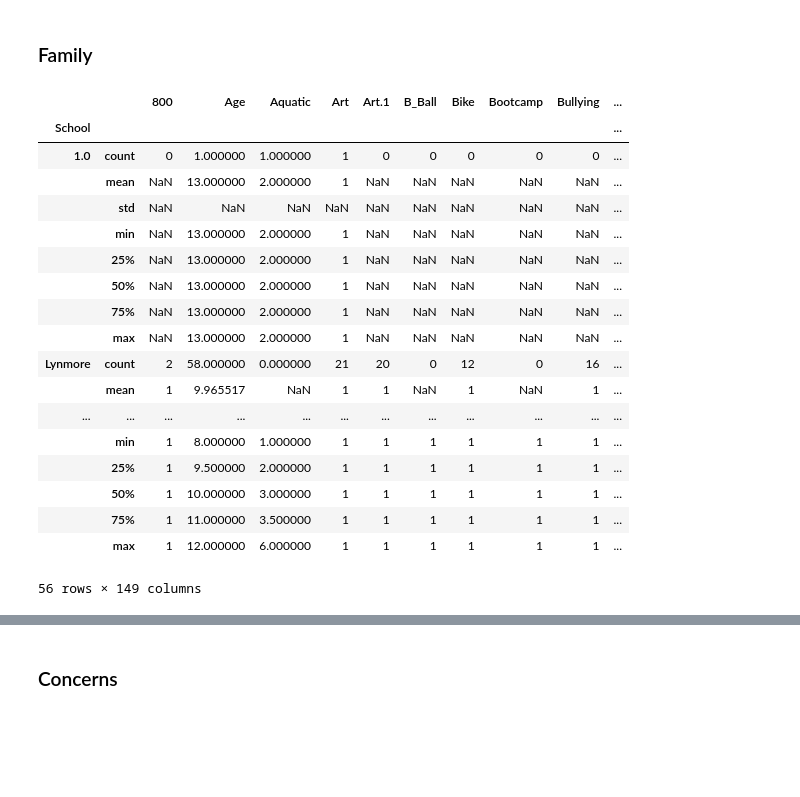
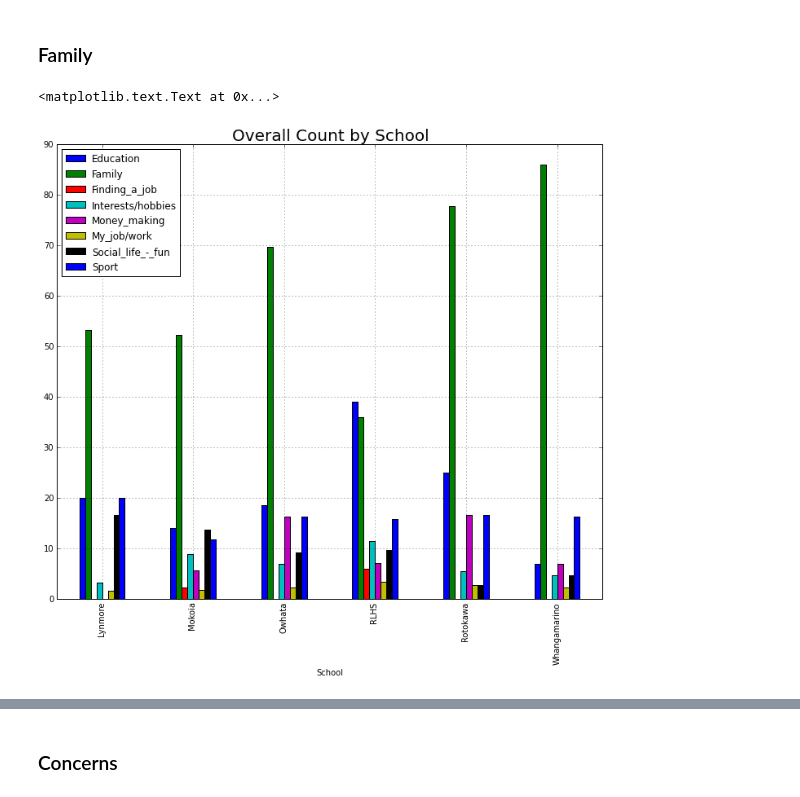
Before and after one commit to hillbs/Differential-Equations-and-Linear-Algebra, a Jupyter notebook: Youth_survey_git.ipynb, the cells around one changed output, grey strips where cells are left out. Cells and saved outputs as stored; diff of their text form; code cells hidden in the pictures; blank space fills up the shorter version.

```diff
--- a/Youth_survey_git.ipynb
+++ b/Youth_survey_git.ipynb
@@ -368,26 +368,16 @@ Make_bar(Trans.count(),Trans.values[0:Trans.count()],Trans.keys(),'$Transport$',
 # %% [markdown]
 ### Family
-# %%
-#split this by schools, ONE PER SCHOOL
-temp = df.groupby('School')
-temp.describe()
-# %% [output]
-|  |  | 800 | Age | Aquatic | Art | Art.1 | B_Ball | Bike | Bootcamp | Bullying | ... |
-| School |  |  |  |  |  |  |  |  |  |  | ... |
-| 1.0 | count | 0 | 1.000000 | 1.000000 | 1 | 0 | 0 | 0 | 0 | 0 | ... |
-|  | mean | NaN | 13.000000 | 2.000000 | 1 | NaN | NaN | NaN | NaN | NaN | ... |
-|  | std | NaN | NaN | NaN | NaN | NaN | NaN | NaN | NaN | NaN | ... |
-|  | min | NaN | 13.000000 | 2.000000 | 1 | NaN | NaN | NaN | NaN | NaN | ... |
-|  | 25% | NaN | 13.000000 | 2.000000 | 1 | NaN | NaN | NaN | NaN | NaN | ... |
-|  | 50% | NaN | 13.000000 | 2.000000 | 1 | NaN | NaN | NaN | NaN | NaN | ... |
-|  | 75% | NaN | 13.000000 | 2.000000 | 1 | NaN | NaN | NaN | NaN | NaN | ... |
-|  | max | NaN | 13.000000 | 2.000000 | 1 | NaN | NaN | NaN | NaN | NaN | ... |
-| Lynmore | count | 2 | 58.000000 | 0.000000 | 21 | 20 | 0 | 12 | 0 | 16 | ... |
-|  | mean | 1 | 9.965517 | NaN | 1 | 1 | NaN | 1 | NaN | 1 | ... |
-| ... | ... | ... | ... | ... | ... | ... | ... | ... | ... | ... | ... |
-|  | min | 1 | 8.000000 | 1.000000 | 1 | 1 | 1 | 1 | 1 | 1 | ... |
-|  | 25% | 1 | 9.500000 | 2.000000 | 1 | 1 | 1 | 1 | 1 | 1 | ... |
-|  | 50% | 1 | 10.000000 | 3.000000 | 1 | 1 | 1 | 1 | 1 | 1 | ... |
-|  | 75% | 1 | 11.000000 | 3.500000 | 1 | 1 | 1 | 1 | 1 | 1 | ... |
-|  | max | 1 | 12.000000 | 6.000000 | 1 | 1 | 1 | 1 | 1 | 1 | ... |
-56 rows × 149 columns
+# %%
+#split this by schools, ONE PER SCHOOL
+def Percentage(x):
+    return np.sum(x)/np.count_nonzero(x)*100
+
+table2 = pd.pivot_table(df, values=['Family','Education', 'My_job/work','Finding_a_job','Social_life_-_fun',
+                                    'Money_making','Interests/hobbies','Sport','Other.2'],
+                       index=['School'], aggfunc=Percentage)
+table2 = table2.fillna(0).copy()
+table2, table2.plot(kind='bar')
+plt.title('Overall Count by School',fontsize=20)
+# %% [output]
+<matplotlib.text.Text at 0x...>
+[figure, added]
```
Also changed, not shown: parts of 70 cells of this notebook.
